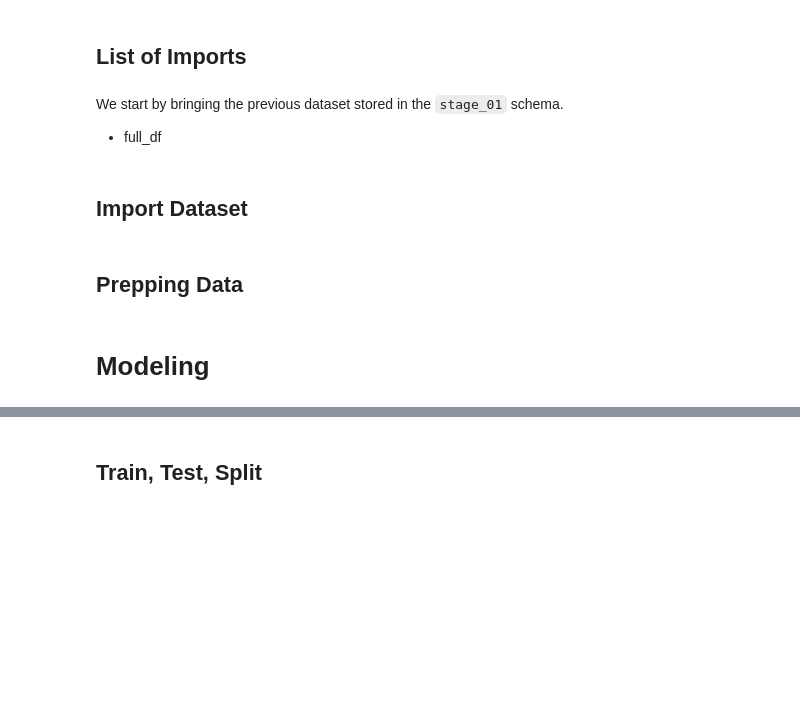
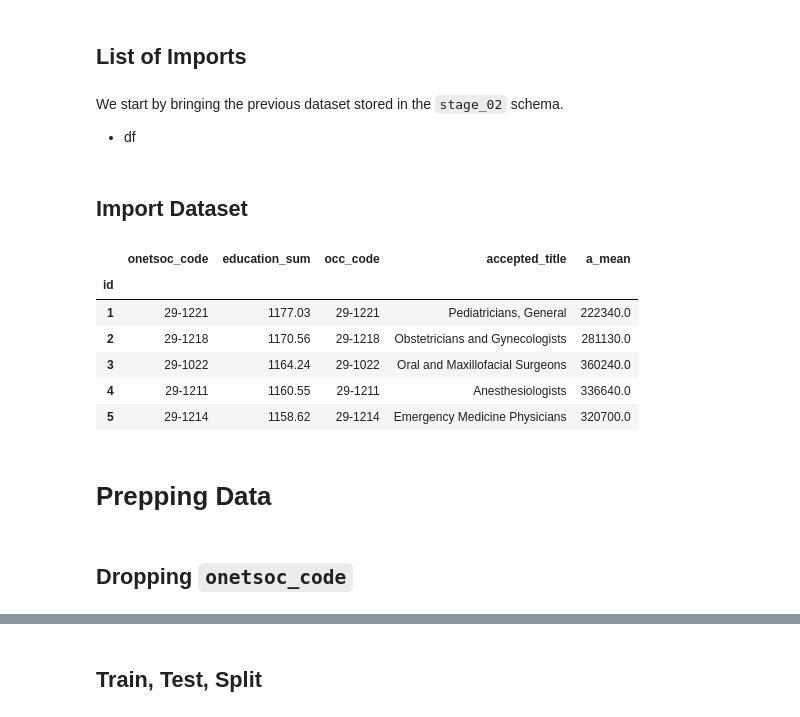
Before and after one commit to blue-santa/comparing-training-req-to-salary-exp, a Jupyter notebook: notebooks/04-pre-processing-and-training-data-dev/04-pre-processing-and-training-data-dev.ipynb, the cells around one changed output, grey strips where cells are left out. Drawn from its saved outputs; the diff is of its cells as text; code cells hidden in the pictures; blank space fills up the shorter version.

Commit message:
develop scaler and model fit

```diff
--- a/notebooks/04-pre-processing-and-training-data-dev/04-pre-processing-and-training-data-dev.ipynb
+++ b/notebooks/04-pre-processing-and-training-data-dev/04-pre-processing-and-training-data-dev.ipynb
@@ -61,17 +62,17 @@ with engine.connect() as conn:
 # %% [markdown]
 ## List of Imports
 # %% [markdown]
-We start by bringing the previous dataset stored in the `stage_01` schema.
+We start by bringing the previous dataset stored in the `stage_02` schema.
 
-- full_df
+- df
 # %% [markdown]
 ## Import Dataset
 # %%
 # Data Schema for Import
-schema_name_import = 'stage_01'
+schema_name_import = 'stage_02'
 
 # Data Table Names
-full_df_table_name = 'full_df'
+df_table_name = 'df'
 # %%
 full_df = pd.DataFrame()
 
@@ -80,4 +81,14 @@ with engine.connect() as conn:
+# %%
+df.head()
+# %% [output]
+|  | onetsoc_code | education_sum | occ_code | accepted_title | a_mean |
+| id |  |  |  |  |  |
+| 1 | 29-1221 | 1177.03 | 29-1221 | Pediatricians, General | 222340.0 |
+| 2 | 29-1218 | 1170.56 | 29-1218 | Obstetricians and Gynecologists | 281130.0 |
+| 3 | 29-1022 | 1164.24 | 29-1022 | Oral and Maxillofacial Surgeons | 360240.0 |
+| 4 | 29-1211 | 1160.55 | 29-1211 | Anesthesiologists | 336640.0 |
+| 5 | 29-1214 | 1158.62 | 29-1214 | Emergency Medicine Physicians | 320700.0 |
 # %% [markdown]
-## Prepping Data
+# Prepping Data
-# %% [markdown]
-# Modeling
+# %% [markdown]
+## Dropping `onetsoc_code`
```
Also changed, not shown: parts of 24 cells of this notebook.
